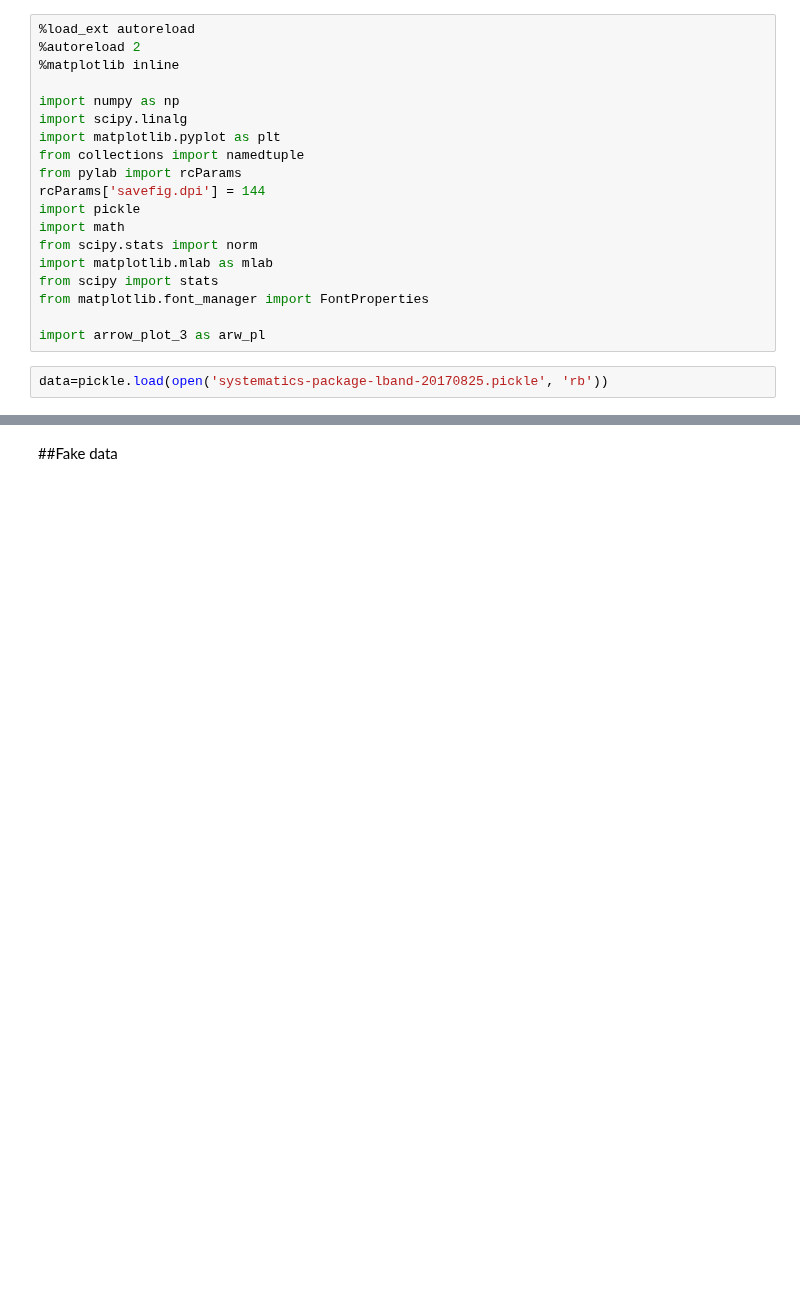
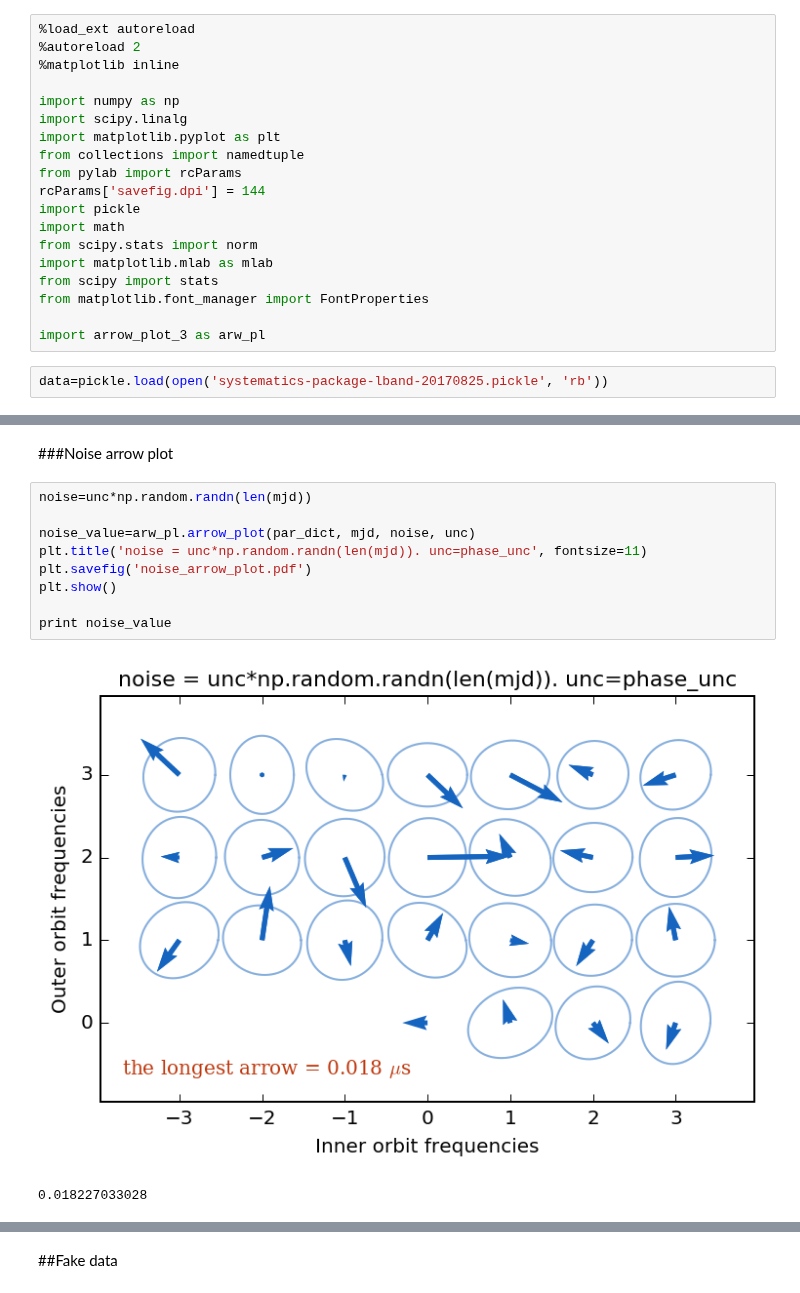
Before and after one commit to aarchiba/triplesystem, a Jupyter notebook: systematics/test_arrow_plot.ipynb, the cells around one changed output, grey strips where cells are left out. Drawn from its saved outputs; the diff is of its cells as text; blank space fills up the shorter version.

```diff
--- a/systematics/test_arrow_plot.ipynb
+++ b/systematics/test_arrow_plot.ipynb
@@ -63,0 +97,14 @@ plt.savefig('test_res_all.pdf', bbox_inches="tight")
+# %% [markdown]
+###Noise arrow plot
+# %%
+noise=unc*np.random.randn(len(mjd))
+
+noise_value=arw_pl.arrow_plot(par_dict, mjd, noise, unc)
+plt.title('noise = unc*np.random.randn(len(mjd)). unc=phase_unc', fontsize=11)
+plt.savefig('noise_arrow_plot.pdf')
+plt.show()
+
+print noise_value
+# %% [output]
+[figure, added]
+0.018227033028
```
Also changed, not shown: parts of 18 cells of this notebook.
